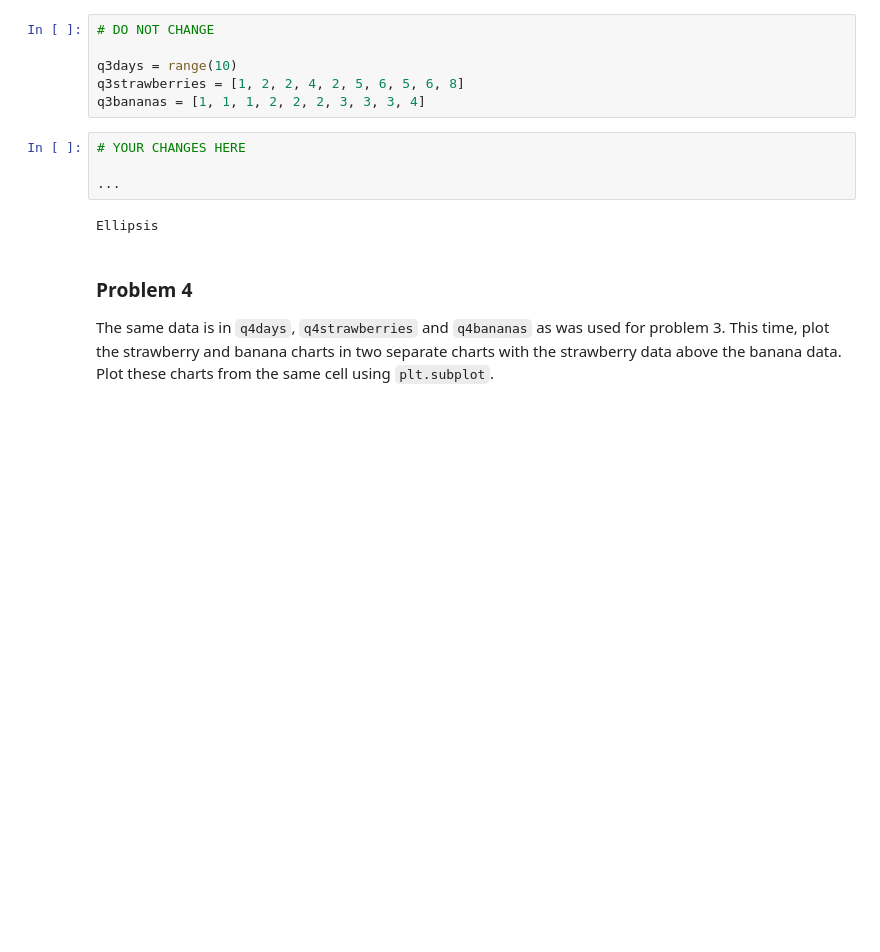
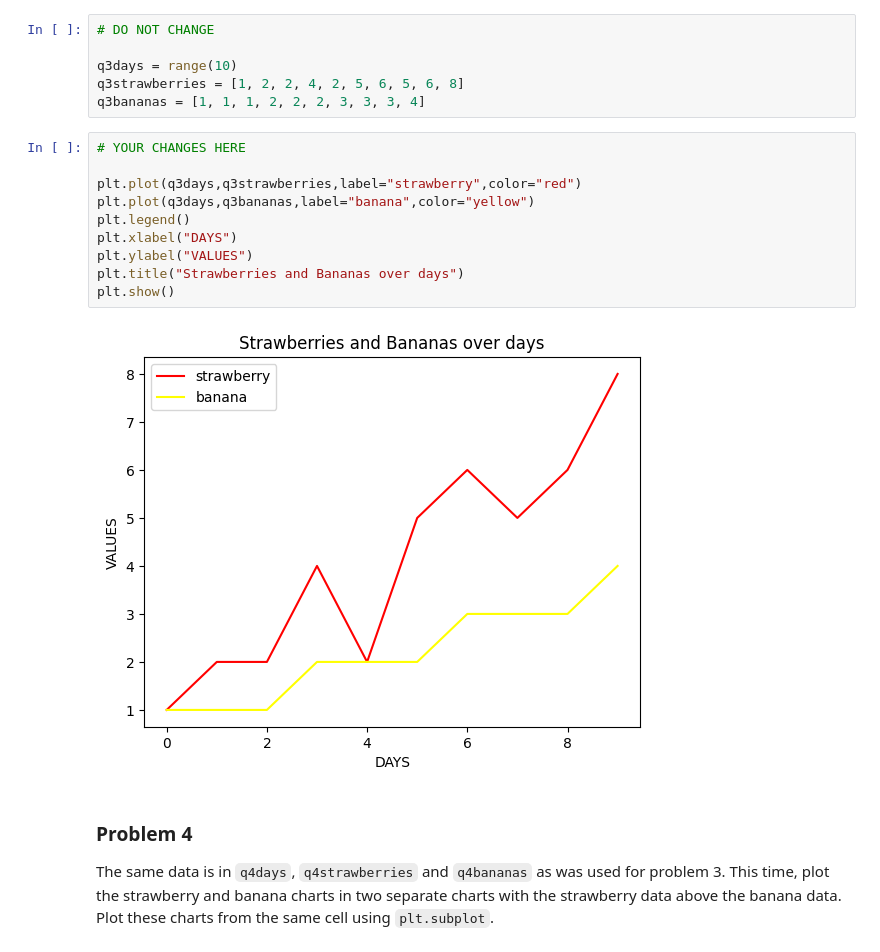
Before and after one commit to garikapativineet/dx602-homework-05, a Jupyter notebook: homework.ipynb, the cells around one changed output. Saved outputs shown, nothing was run; the diff lists cells and outputs as text; blank space fills up the shorter version.

```diff
--- a/homework.ipynb
+++ b/homework.ipynb
@@ -106,12 +110,18 @@ Each line should be labeled nicely, and their colors should be set to red and ye
 q3days = range(10)
 q3strawberries = [1, 2, 2, 4, 2, 5, 6, 5, 6, 8]
 q3bananas = [1, 1, 1, 2, 2, 2, 3, 3, 3, 4]
-# %%
-# YOUR CHANGES HERE
-
-...
-# %% [output]
-Ellipsis
+# %%
+# YOUR CHANGES HERE
+
+plt.plot(q3days,q3strawberries,label="strawberry",color="red")
+plt.plot(q3days,q3bananas,label="banana",color="yellow")
+plt.legend()
+plt.xlabel("DAYS")
+plt.ylabel("VALUES")
+plt.title("Strawberries and Bananas over days")
+plt.show()
+# %% [output]
+[figure, added]
 # %% [markdown]
 ### Problem 4
 
```
Also changed, not shown: parts of 18 cells of this notebook, 1 other file.
